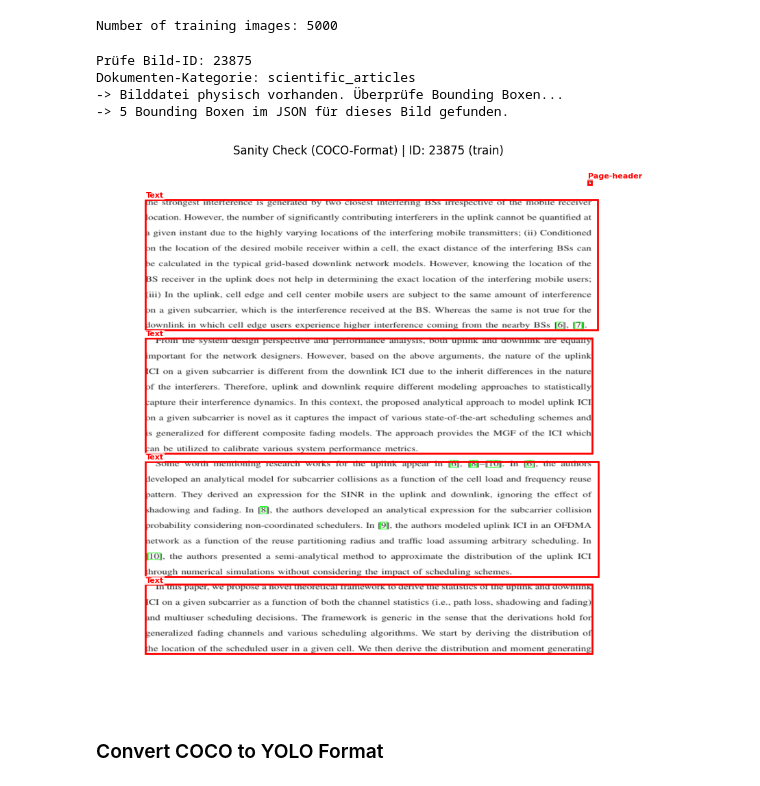
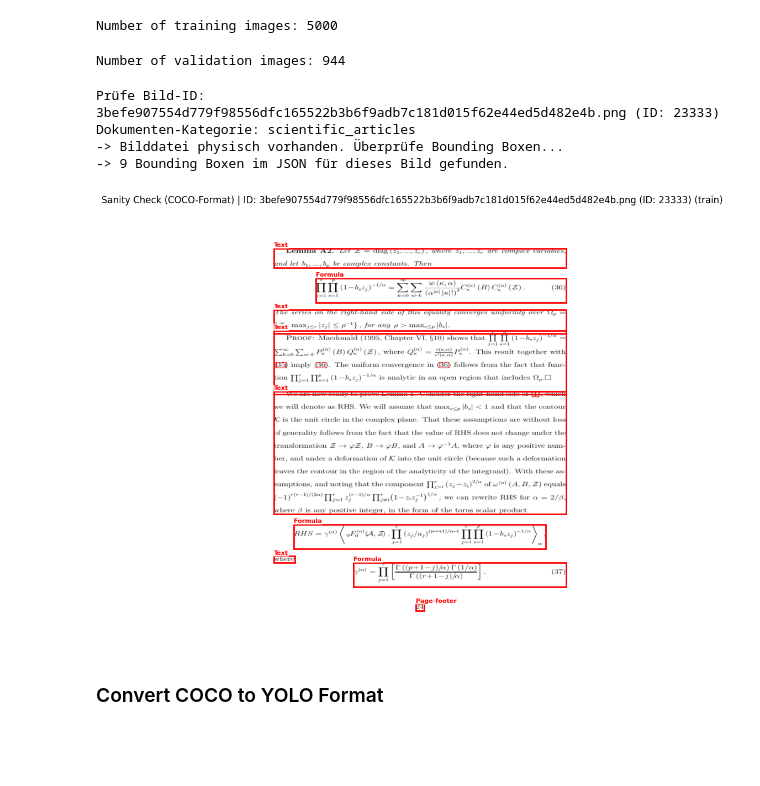
Before and after one commit to raphaelbalzer/doclayout-det, a Jupyter notebook: train.ipynb, the cells around one changed output. Drawn from its saved outputs; the diff is of its cells as text; code cells hidden in the pictures; blank space fills up the shorter version.

```diff
--- a/train.ipynb
+++ b/train.ipynb
@@ -11,6 +11,13 @@ num_train_images = len(os.listdir(".data/images/train"))
 print(f"Number of training images: {num_train_images}")
 # %% [output]
 Number of training images: 5000
+# %%
+import os
+# printing length of folder .data/images/val
+num_val_images = len(os.listdir(".data/images/val"))
+print(f"Number of validation images: {num_val_images}")
+# %% [output]
+Number of validation images: 944
 # %%
 import json
 import os
@@ -35,11 +42,10 @@ cat_id_to_name = {c['id']: c['name'] for c in coco_data['categories']}
 
 # Wir wählen ein zufälliges Bild aus den tatsächlich im JSON registrierten Bildern
 random_img_info = random.choice(coco_data['images'])
-target_img_id = random_img_info['id']
-img_file_name = f"{target_img_id}.png"
+img_file_name = random_img_info['file_name']
 img_path = os.path.join(IMAGES_DIR, img_file_name)
 
-print(f"Prüfe Bild-ID: {target_img_id}")
+print(f"Prüfe Bild-ID: {img_file_name} (ID: {random_img_info['id']})")
 print(f"Dokumenten-Kategorie: {random_img_info.get('doc_category')}")
 
 # 2. Prüfen, ob das Bild auch physisch im Ordner existiert
@@ -50,39 +56,40 @@ else:
     print("-> Bilddatei physisch vorhanden. Überprüfe Bounding Boxen...")
 
 # 3. Alle Annotations filtern, die zu dieser Bild-ID gehören
-img_annotations = [ann for ann in coco_data['annotations'] if ann['image_id'] == target_img_id]
+# Fix 1: use 'image_id' (not 'id') and compare against random_img_info['id']
+img_annotations = [ann for ann in coco_data['annotations'] if ann['image_id'] == random_img_info['id']]
 print(f"-> {len(img_annotations)} Bounding Boxen im JSON für dieses Bild gefunden.")
 
 # 4. Visuelle Validierung via Matplotlib
 img = Image.open(img_path)
 fig, ax = plt.subplots(figsize=(10, 12))
 ax.imshow(img)
 
 # Jede Box auf das Bild zeichnen
 for ann in img_annotations:
     # COCO Format: [x_min, y_min, width, height] (in absoluten Pixeln)
     x, y, w, h = ann['bbox']
     cat_name = cat_id_to_name[ann['category_id']]
 
     # Rechteck zeichnen (Rand rot, transparent innen)
     rect = patches.Rectangle((x, y), w, h, linewidth=2, edgecolor='red', facecolor='none')
     ax.add_patch(rect)
 
     # Label-Text über die Box setzen
     plt.text(x, y - 4, cat_name, color='red', fontsize=8, weight='bold',
              bbox=dict(facecolor='white', alpha=0.7, edgecolor='none', pad=1))
 
-plt.title(f"Sanity Check (COCO-Format) | ID: {target_img_id} ({SPLIT})")
+plt.title(f"Sanity Check (COCO-Format) | ID: {img_file_name} (ID: {random_img_info['id']}) ({SPLIT})")
 plt.axis('off')
 
 # Anzeige des Plots
 plt.show()
 # %% [output]
-Prüfe Bild-ID: 23875
+Prüfe Bild-ID: 3befe907554d779f98556dfc165522b3b6f9adb7c181d015f62e44ed5d482e4b.png (ID: 23333)
 Dokumenten-Kategorie: scientific_articles
 -> Bilddatei physisch vorhanden. Überprüfe Bounding Boxen...
--> 5 Bounding Boxen im JSON für dieses Bild gefunden.
+-> 9 Bounding Boxen im JSON für dieses Bild gefunden.
-[figure, old version]
+[figure, new version]
 # %% [markdown]
 ### Convert COCO to YOLO Format
 # %%
```
Also changed, not shown: parts of 7 cells of this notebook, 3 other files.
